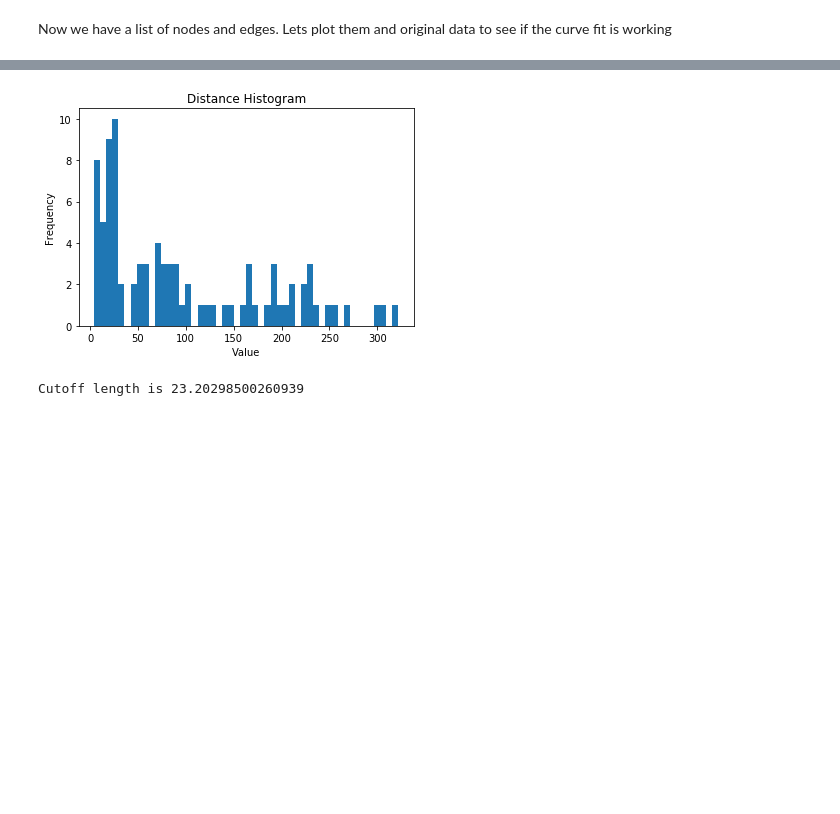
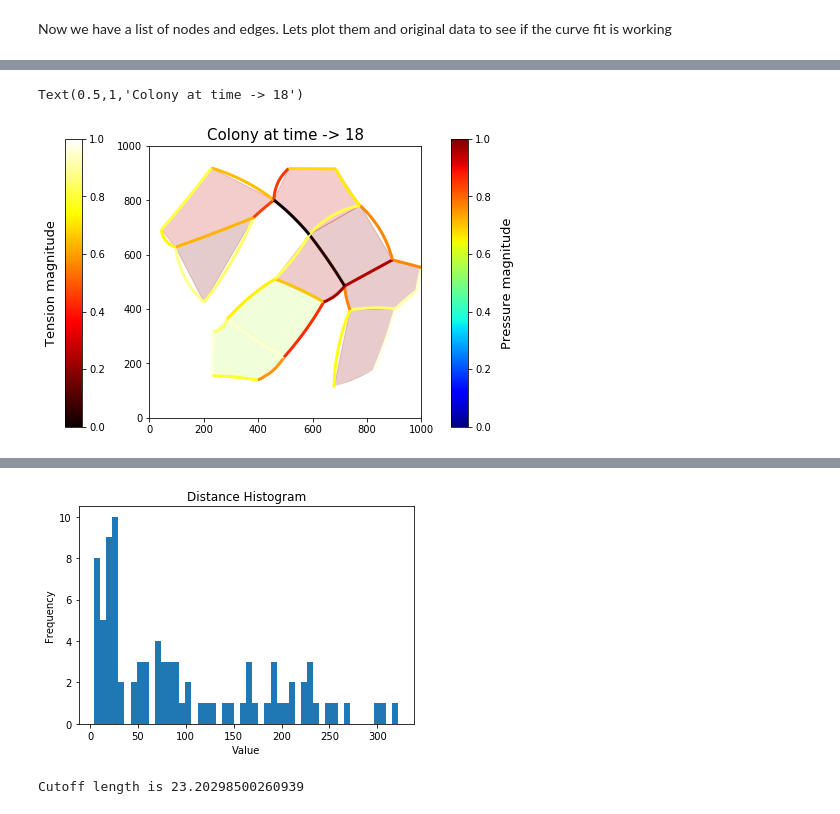
Before and after one commit to AllenCellModeling/DLITE, a Jupyter notebook: notebooks/Z01 load test1.ipynb, the cells around one changed output, grey strips where cells are left out. Cells and saved outputs as stored; diff of their text form; code cells hidden in the pictures; blank space fills up the shorter version.

```diff
--- a/notebooks/Z01 load test1.ipynb
+++ b/notebooks/Z01 load test1.ipynb
@@ -159,0 +277,80 @@ Looks like theres a lot of nodes that are really close to each other. Need to do
+# %%
+# Calculate tension and pressures for a colony
+
+from cell_describe import colony
+
+col1 = colony(cells)
+
+# calculate tension
+tensions = col1.calculate_tension()
+
+# calculate pressure
+pressures = col1.calculate_pressure(tensions)
+# %%
+# plot tensions
+
+import matplotlib.pyplot as plt
+from matplotlib import cm
+import numpy as np
+from matplotlib.colors import Normalize
+import matplotlib as mpl
+
+# Get edges from colony
+edges2 = col1.edges
+nodes2 = col1.nodes
+# edges2 = edges
+# nodes2 = nodes
+fig, ax = plt.subplots(1,1,figsize=(8,5))
+
+
+# Normalize pressures and tensions
+
+min_t = min(tensions)
+max_t = max(tensions)
+
+def norm(tensions):
+    return (tensions - min_t) / float(max_t - min_t)
+
+new = norm(tensions)
+
+min_p = min(pressures)
+max_p = max(pressures)
+
+def norm(pressures):
+    return (pressures - min_p) / float(max_p - min_p)
+
+new2 = norm(pressures)
+
+# Plot pressures
+
+for j, c in enumerate(cells):
+    x = [n.loc[0] for n in c.nodes]
+    y = [n.loc[1] for n in c.nodes]
+    plt.fill(x, y, c= cm.jet(new2[j]), alpha = 0.2)
+
+sm = plt.cm.ScalarMappable(cmap=cm.jet, norm=plt.Normalize(vmin=0, vmax=1))
+# fake up the array of the scalar mappable.
+sm._A = []
+
+cbaxes = fig.add_axes([0.8, 0.1, 0.03, 0.8])
+cl = plt.colorbar(sm, cax = cbaxes)
+cl.set_label('Pressure magnitude', fontsize = 13, labelpad = 10)
+
+# Plot tensions
+
+for j, an_edge in enumerate(edges2):
+    an_edge.plot(ax, edgecolor = cm.hot(new[j]), lw = 3)
+
+sm = plt.cm.ScalarMappable(cmap=cm.hot, norm=plt.Normalize(vmin=0, vmax=1))
+# fake up the array of the scalar mappable.
+sm._A = []
+
+cbaxes = fig.add_axes([0.13, 0.1, 0.03, 0.8])
+cl = plt.colorbar(sm, cax = cbaxes)
+cl.set_label('Tension magnitude', fontsize = 13, labelpad = -60)
+
+ax.set(xlim=[0,1000], ylim=[0, 1000], aspect = 1)
+ax.set_title('Colony at time -> %d' %t, fontsize = 15)
+# %% [output]
+Text(0.5,1,'Colony at time -> 18')
+[figure, added]
```
Also changed, not shown: parts of 30 cells of this notebook, 4 other files.
